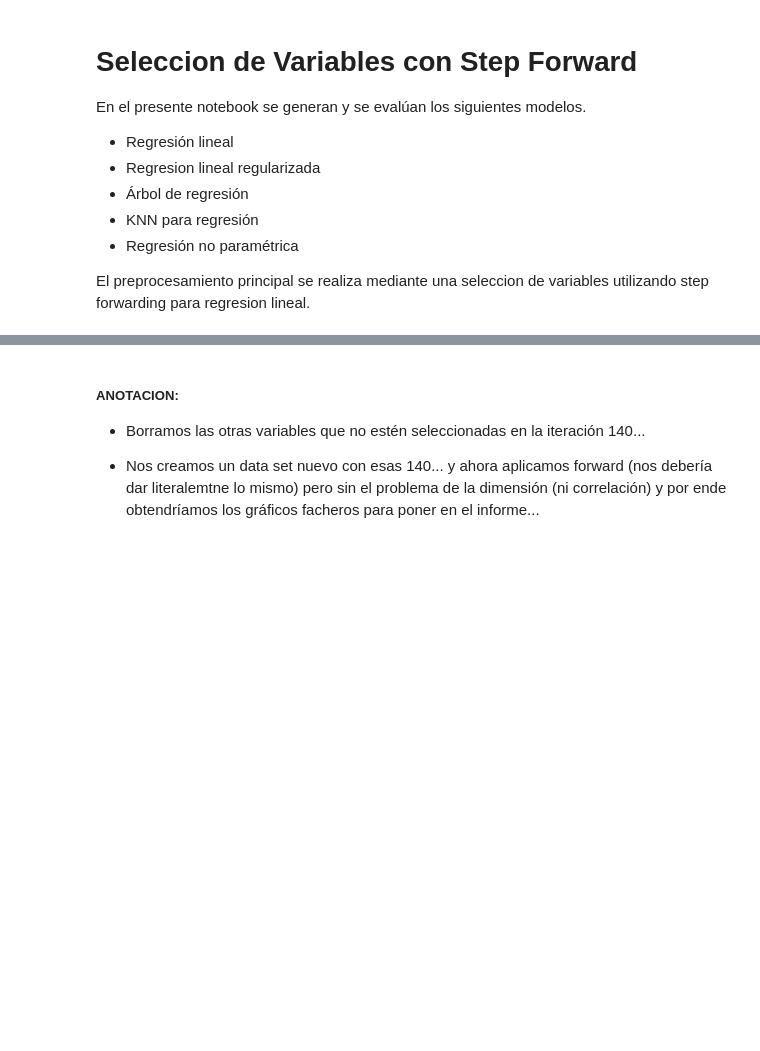
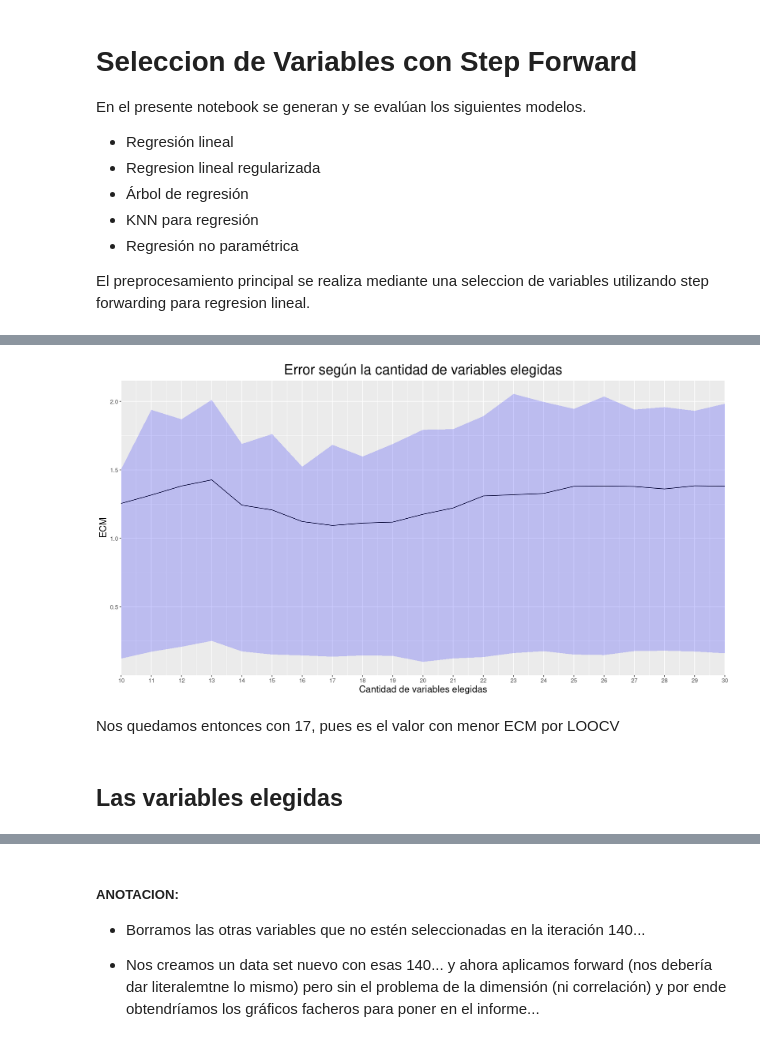
Before and after one commit to Lukas-De-Angelis-Riva/Aprendizaje-estadistico, a Jupyter notebook: trabajo_practico3/src/Forward.ipynb, the cells around one changed output, grey strips where cells are left out. Drawn from its saved outputs; the diff is of its cells as text; code cells hidden in the pictures; blank space fills up the shorter version.

```diff
--- a/trabajo_practico3/src/Forward.ipynb
+++ b/trabajo_practico3/src/Forward.ipynb
@@ -190,19 +95,0 @@ Coefficients:
-# %%
-setSeed()
-n = nrow(SELECTED_TRAIN_X)
-indices = obtener_indices_kfold(n, 10)
-X <- SELECTED_TRAIN_X
-err = 0
-for(i in indices){
-    df_train = X[-i,]
-    df_train$Y = TRAIN_Y[-i]
-
-    X_test = X[i,]
-    Y_test = TRAIN_Y[i]
-
-    model <- lm(Y~., data = df_train)
-    Y_pred = predict(model, X_test)
-    err = err + sum((Y_test - Y_pred)^2)
-}
-err = err/n
-print(paste("El error cuadratico medio con LOOCV de train es: ", err))
@@ -211,4 +95,0 @@ print(paste("El error cuadratico medio con LOOCV de train es: ", err))
-# %%
-model <- lm(SELECTED_TRAIN_DF$Y~as.matrix(SELECTED_TRAIN_X))
-Y_pred <- predict(model, SELECTED_TRAIN_X)
-sum((TRAIN_Y - Y_pred)^2) / 160
@@ -264,0 +167,25 @@ plot(resultados[1,])
+# %%
+result <- as.data.frame(resultados[, 10:30])
+colnames(result) <- seq(10, 30)
+# %%
+a <- as.data.frame(t(apply(result, 2, summary)))
+a$ind = seq(10, 30)
+colnames(a) <- c("min", "q1", "median", "mean", "q3", "max", "ind")
+# %%
+options(repr.plot.width=15, repr.plot.height=8)
+theme_update(plot.title = element_text(hjust = 0.5, size = 24),
+                          axis.text=element_text(size=10),
+                          axis.title=element_text(size=16))
+
+ggplot(a, aes(x=ind, y=mean)) +
+    geom_line() +
+    geom_ribbon(aes(ymin=q1, ymax=q3), fill="blue", alpha=0.2) +
+    scale_x_continuous(breaks = seq(10, 30, by=1), expand = c(0, 0))+
+    ggtitle("Error según la cantidad de variables elegidas") +
+    xlab("Cantidad de variables elegidas") + ylab("ECM")
+# %% [output]
+[figure, added]
+# %% [markdown]
+Nos quedamos entonces con 17, pues es el valor con menor ECM por LOOCV
+# %% [markdown]
+## Las variables elegidas
```
Also changed, not shown: parts of 28 cells of this notebook.
